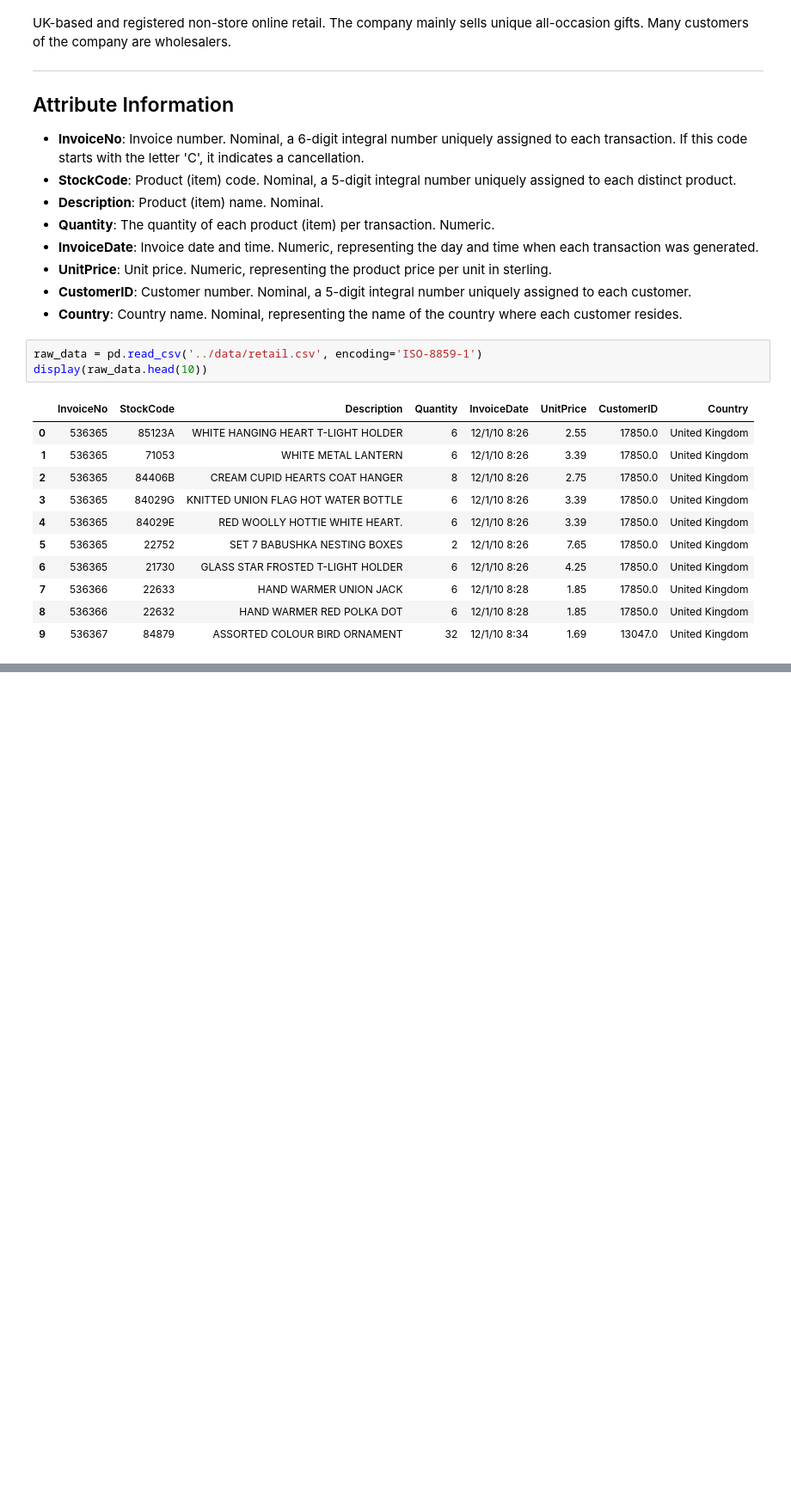
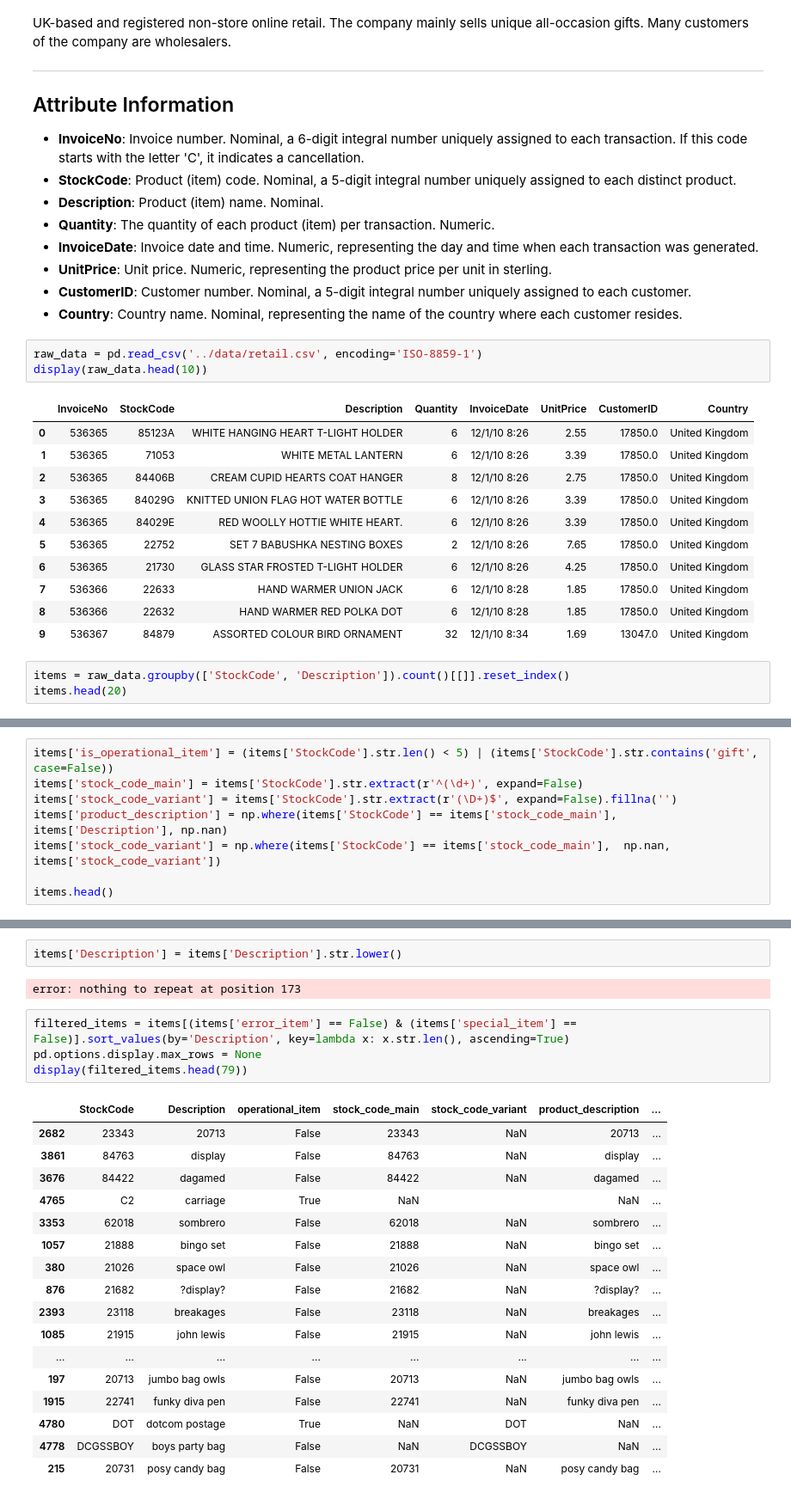
Before and after one commit to EAlmazanG/e2e-shop-pipedash, a Jupyter notebook: notebooks/prepare_data.ipynb, the cells around one changed output, grey strips where cells are left out. Shown at 86% size. Cells and saved outputs as stored; diff of their text form; blank space fills up the shorter version.

Commit message:
classify items

```diff
--- a/notebooks/prepare_data.ipynb
+++ b/notebooks/prepare_data.ipynb
@@ -30,3 +32,6 @@ display(raw_data.head(10))
 | 7 | 536366 | 22633 | HAND WARMER UNION JACK | 6 | 12/1/10 8:28 | 1.85 | 17850.0 | United Kingdom |
 | 8 | 536366 | 22632 | HAND WARMER RED POLKA DOT | 6 | 12/1/10 8:28 | 1.85 | 17850.0 | United Kingdom |
 | 9 | 536367 | 84879 | ASSORTED COLOUR BIRD ORNAMENT | 32 | 12/1/10 8:34 | 1.69 | 13047.0 | United Kingdom |
+# %%
+items = raw_data.groupby(['StockCode', 'Description']).count()[[]].reset_index()
+items.head(20)
@@ -32,0 +56,8 @@ display(raw_data.head(10))
+# %%
+items['is_operational_item'] = (items['StockCode'].str.len() < 5) | (items['StockCode'].str.contains('gift', case=False))
+items['stock_code_main'] = items['StockCode'].str.extract(r'^(\d+)', expand=False)
+items['stock_code_variant'] = items['StockCode'].str.extract(r'(\D+)$', expand=False).fillna('')
+items['product_description'] = np.where(items['StockCode'] == items['stock_code_main'], items['Description'], np.nan)
+items['stock_code_variant'] = np.where(items['StockCode'] == items['stock_code_main'],  np.nan, items['stock_code_variant'])
+
+items.head()
@@ -32,0 +119,26 @@ display(raw_data.head(10))
+# %%
+items['Description'] = items['Description'].str.lower()
+# %% [output]
+error: nothing to repeat at position 173
+# %%
+filtered_items = items[(items['error_item'] == False) & (items['special_item'] == False)].sort_values(by='Description', key=lambda x: x.str.len(), ascending=True)
+pd.options.display.max_rows = None
+display(filtered_items.head(79))
+# %% [output]
+|  | StockCode | Description | operational_item | stock_code_main | stock_code_variant | product_description | ... |
+| 2682 | 23343 | 20713 | False | 23343 | NaN | 20713 | ... |
+| 3861 | 84763 | display | False | 84763 | NaN | display | ... |
+| 3676 | 84422 | dagamed | False | 84422 | NaN | dagamed | ... |
+| 4765 | C2 | carriage | True | NaN |  | NaN | ... |
+| 3353 | 62018 | sombrero | False | 62018 | NaN | sombrero | ... |
+| 1057 | 21888 | bingo set | False | 21888 | NaN | bingo set | ... |
+| 380 | 21026 | space owl | False | 21026 | NaN | space owl | ... |
+| 876 | 21682 | ?display? | False | 21682 | NaN | ?display? | ... |
+| 2393 | 23118 | breakages | False | 23118 | NaN | breakages | ... |
+| 1085 | 21915 | john lewis | False | 21915 | NaN | john lewis | ... |
+| ... | ... | ... | ... | ... | ... | ... | ... |
+| 197 | 20713 | jumbo bag owls | False | 20713 | NaN | jumbo bag owls | ... |
+| 1915 | 22741 | funky diva pen | False | 22741 | NaN | funky diva pen | ... |
+| 4780 | DOT | dotcom postage | True | NaN | DOT | NaN | ... |
+| 4778 | DCGSSBOY | boys party bag | False | NaN | DCGSSBOY | NaN | ... |
+| 215 | 20731 | posy candy bag | False | 20731 | NaN | posy candy bag | ... |
```
Also changed, not shown: parts of 8 cells of this notebook.
